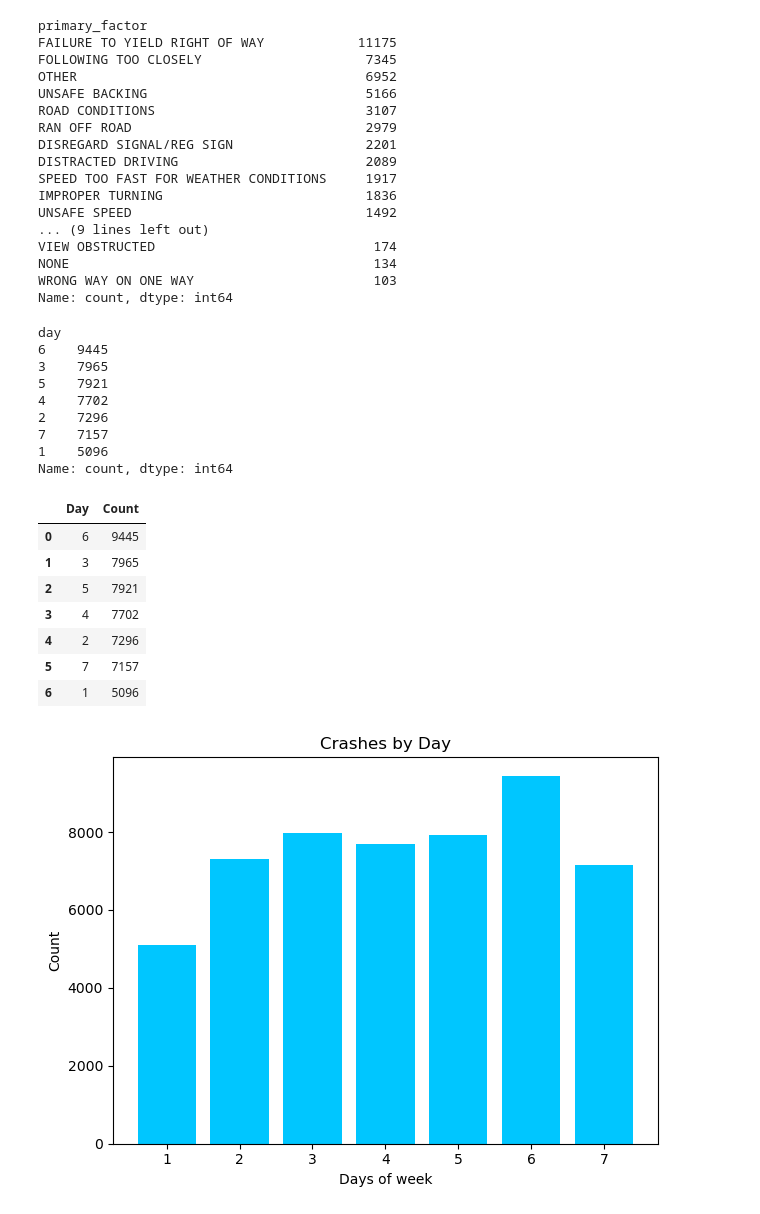
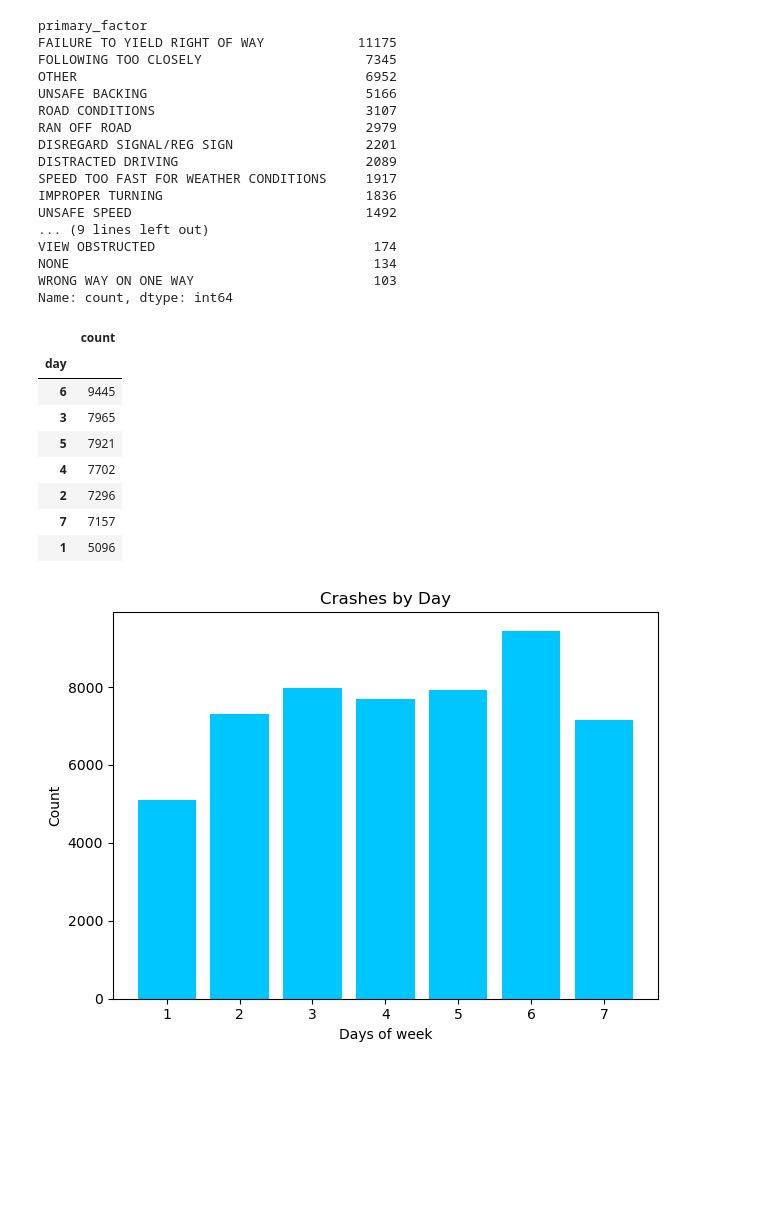
Before and after one commit to martabaker/ds-project-1-group-11, a Jupyter notebook: kenny_Q1/Kenny_work.ipynb, the cells around one changed output. Cells and saved outputs as stored; diff of their text form; code cells hidden in the pictures; blank space fills up the shorter version.

```diff
--- a/kenny_Q1/Cleaned Data.ipynb
+++ b/kenny_Q1/Kenny_work.ipynb
@@ -149,38 +149,20 @@ df.to_csv("../Data/cleaned_car_crash_data.csv", index=False)
 # %%
 #Q1: What days of the week are people more likely to get into accidents? Does this change based on month?
 #Calculations
 crashes = df.day.value_counts()
-crashes
+
+#Create DataFrame/Leaderboard
+pd.DataFrame(crashes)
 # %% [output]
-day
-6    9445
-3    7965
-5    7921
-4    7702
-2    7296
-7    7157
-1    5096
-Name: count, dtype: int64
+|  | count |
+| day |  |
+| 6 | 9445 |
+| 3 | 7965 |
+| 5 | 7921 |
+| 4 | 7702 |
+| 2 | 7296 |
+| 7 | 7157 |
+| 1 | 5096 |
-# %%
-#Create leaderboard
-day = list(crashes.index)
-amount = crashes.values
-
-summ1 = {
-        "Day": day,
-        "Count": amount
-}
-
-pd.DataFrame(summ1)
-# %% [output]
-|  | Day | Count |
-| 0 | 6 | 9445 |
-| 1 | 3 | 7965 |
-| 2 | 5 | 7921 |
-| 3 | 4 | 7702 |
-| 4 | 2 | 7296 |
-| 5 | 7 | 7157 |
-| 6 | 1 | 5096 |
 # %%
 plt.bar(list(crashes.index), crashes.values, color="#00c6ff")
 plt.xlabel("Days of week")
```
Also changed, not shown: parts of 7 cells of this notebook.
